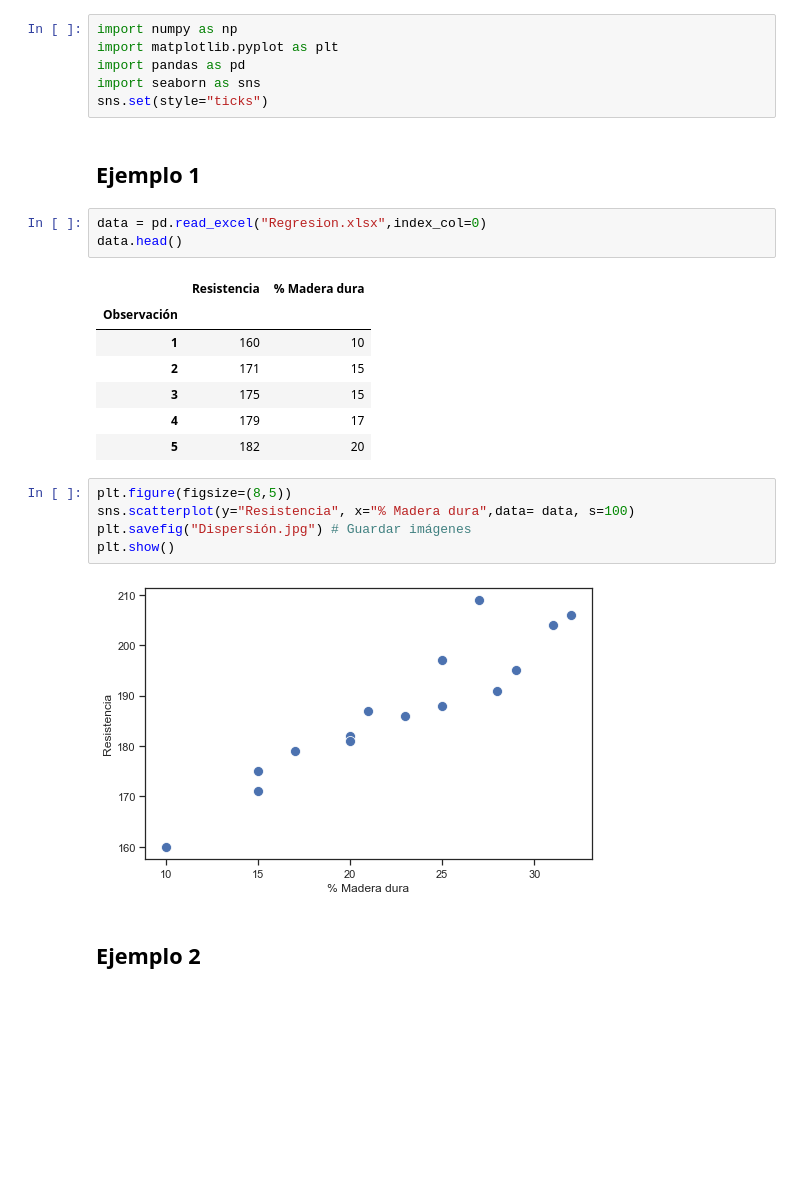
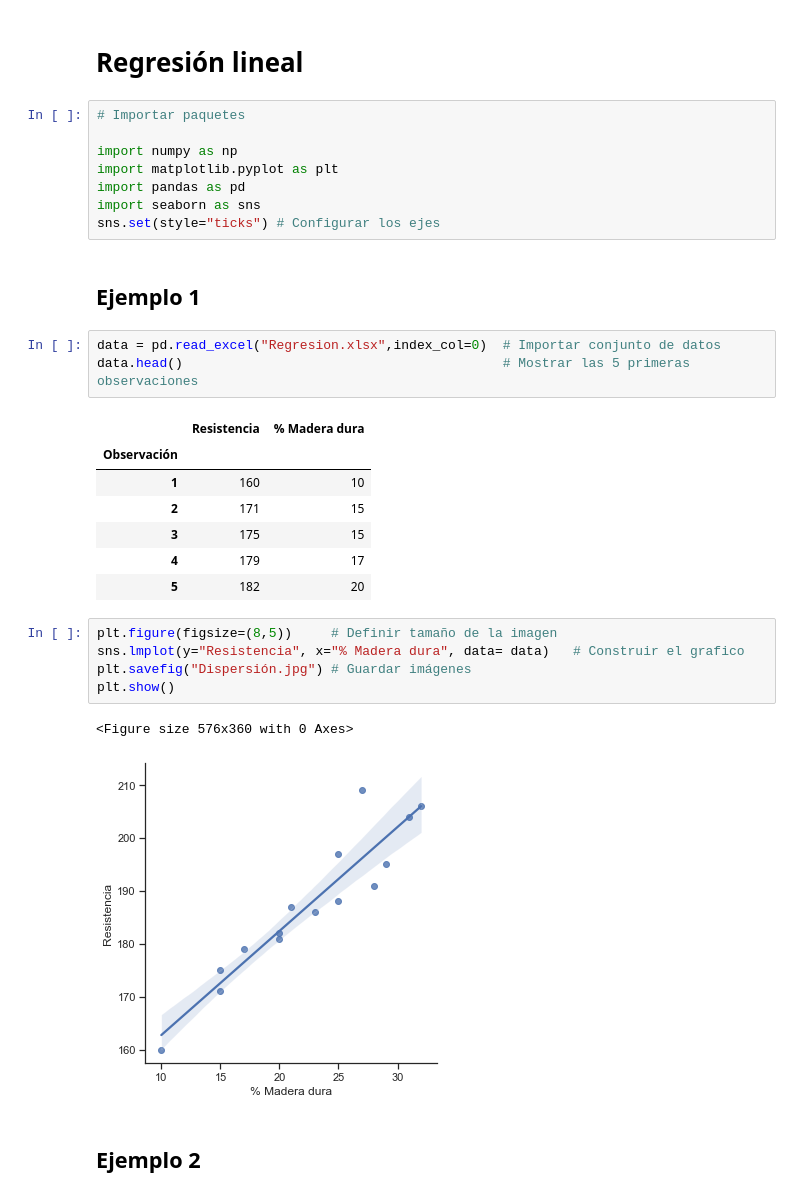
Before and after one commit to OPALO-ESTADISTICA/Estadistica, a Jupyter notebook: Regresión lineal.ipynb, the cells around one changed output. Saved outputs shown, nothing was run; the diff lists cells and outputs as text; blank space fills up the shorter version.

```diff
--- a/Regresión lineal.ipynb
+++ b/Regresión lineal.ipynb
@@ -1,14 +1,18 @@
+# %% [markdown]
+# Regresión lineal
 # %%
+# Importar paquetes
+
 import numpy as np
 import matplotlib.pyplot as plt
 import pandas as pd
 import seaborn as sns
-sns.set(style="ticks")
+sns.set(style="ticks") # Configurar los ejes
 # %% [markdown]
 ## Ejemplo 1
 # %%
-data = pd.read_excel("Regresion.xlsx",index_col=0)
-data.head()
+data = pd.read_excel("Regresion.xlsx",index_col=0)  # Importar conjunto de datos
+data.head()                                         # Mostrar las 5 primeras observaciones
 # %% [output]
 |  | Resistencia | % Madera dura |
 | Observación |  |  |
@@ -18,12 +22,13 @@ data.head()
 | 4 | 179 | 17 |
 | 5 | 182 | 20 |
 # %%
-plt.figure(figsize=(8,5))
-sns.scatterplot(y="Resistencia", x="% Madera dura",data= data, s=100)
+plt.figure(figsize=(8,5))     # Definir tamaño de la imagen
+sns.lmplot(y="Resistencia", x="% Madera dura", data= data)   # Construir el grafico
 plt.savefig("Dispersión.jpg") # Guardar imágenes
 plt.show()
 # %% [output]
+<Figure size 576x360 with 0 Axes>
-[figure, old version]
+[figure, new version]
 # %% [markdown]
 ## Ejemplo 2
 # %%
```
Also changed, not shown: parts of 2 cells of this notebook, 2 other files.
